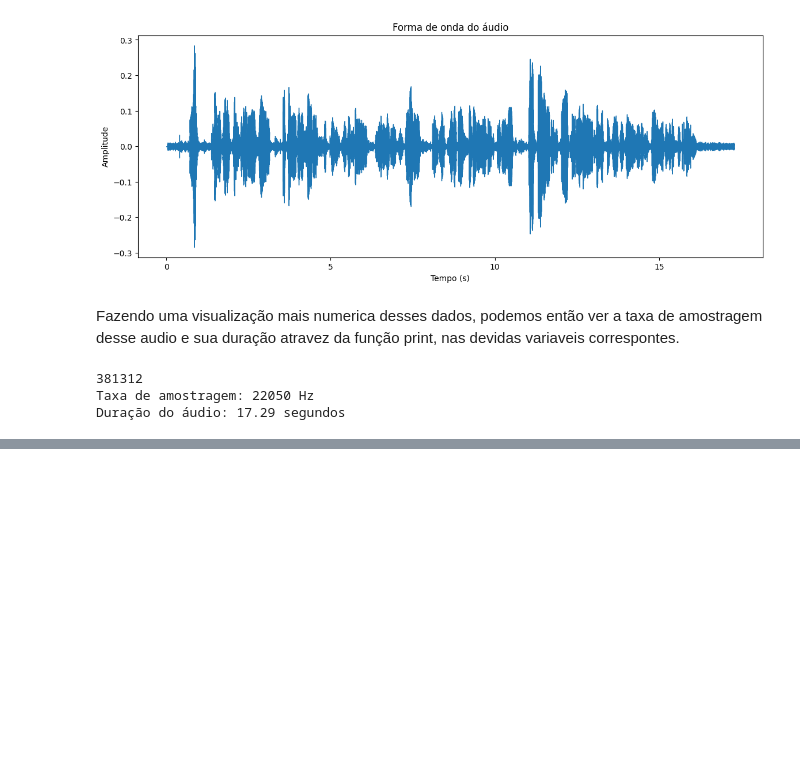
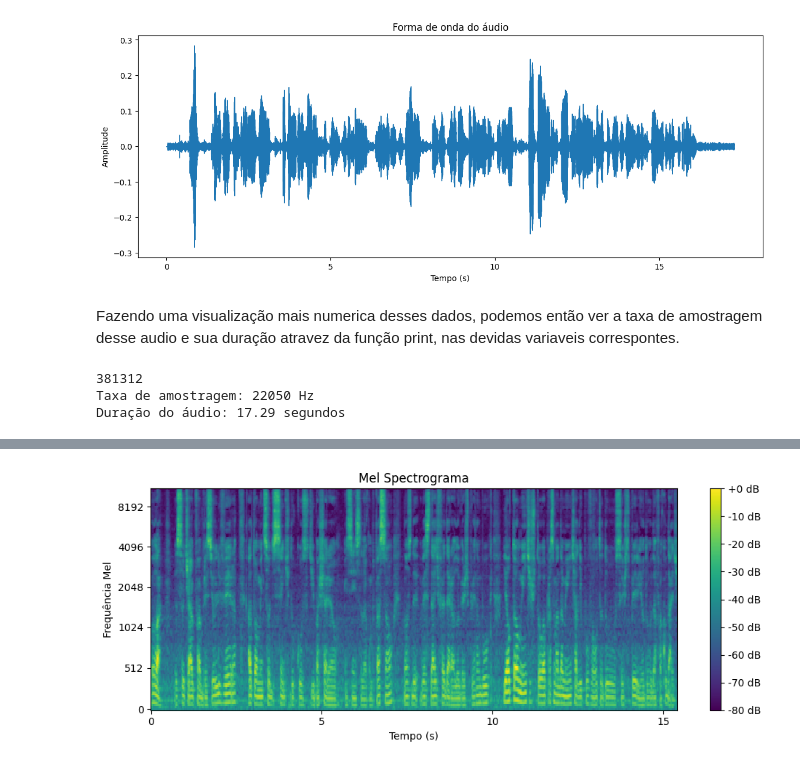
Before and after one commit to ThFabricio/desenvolvimento-e-execucao-de-software, a Jupyter notebook: atividades/execicio-01/exercicio-01.ipynb, the cells around one changed output, grey strips where cells are left out. Cells and saved outputs as stored; diff of their text form; code cells hidden in the pictures; blank space fills up the shorter version.

```diff
--- a/atividades/execicio-01/exercicio-01.ipynb
+++ b/atividades/execicio-01/exercicio-01.ipynb
@@ -205,0 +186,21 @@ Chroma: (12, 664)
+# %%
+#Import do numpy
+import numpy as np
+
+# Calcular o Mel Spectrograma
+mel_spectrogram = librosa.feature.melspectrogram(y=trimmed_audio, sr=sr)
+
+# Converter para escala logarítmica (decibéis)
+mel_spectrogram_db = librosa.power_to_db(mel_spectrogram, ref=np.max)
+
+# Plotar o Mel Spectrograma
+plt.figure(figsize=(10, 4))
+librosa.display.specshow(mel_spectrogram_db, x_axis='time', y_axis='mel', sr=sr, hop_length=512, cmap='viridis')
+plt.colorbar(format='%+2.0f dB')
+plt.title('Mel Spectrograma')
+plt.xlabel('Tempo (s)')
+plt.ylabel('Frequência Mel')
+plt.tight_layout()
+plt.show()
+# %% [output]
+[figure, added]
```
Also changed, not shown: parts of 14 cells of this notebook, 1 other file.
